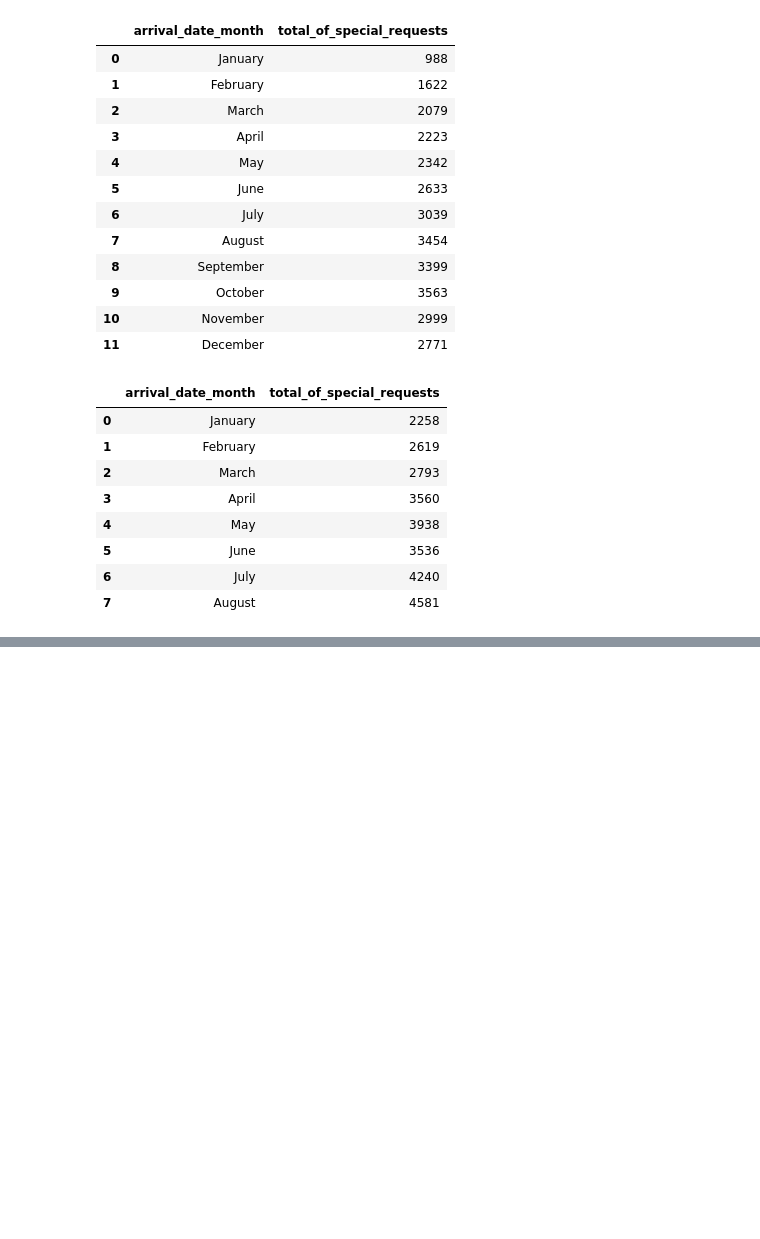
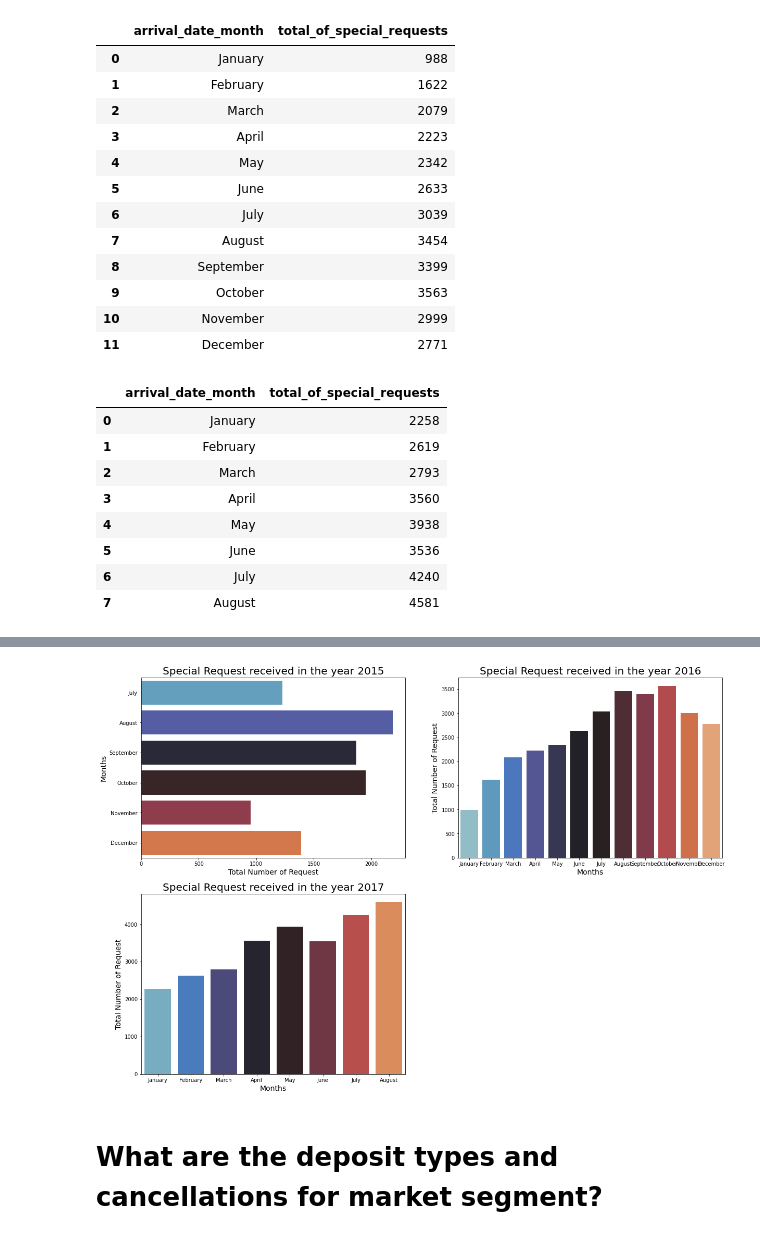
Before and after one commit to rahool010/Hotel-Booking-Analysis, a Jupyter notebook: Hotel_Booking_Analysis_Capstone_Project.ipynb, the cells around one changed output, grey strips where cells are left out. Saved outputs shown, nothing was run; the diff lists cells and outputs as text; code cells hidden in the pictures; blank space fills up the shorter version.

```diff
--- a/Hotel_Booking_Analysis_Capstone_Project.ipynb
+++ b/Hotel_Booking_Analysis_Capstone_Project.ipynb
@@ -936,0 +457,29 @@ plt.show()
+# %%
+plt.figure(figsize=(20,14))
+
+plt.subplot(2,2,1)
+sns.barplot(y='arrival_date_month', x='total_of_special_requests',
+           data=month_wise_special_req_2015, palette='icefire')
+plt.title('Special Request received in the year 2015', fontsize = 20)
+plt.ylabel('Months', fontsize = 14)
+plt.xlabel('Total Number of Request', fontsize = 14)
+
+plt.subplot(2,2,2)
+sns.barplot(x='arrival_date_month', y='total_of_special_requests',
+           data=month_wise_special_req_2016, palette='icefire')
+plt.title('Special Request received in the year 2016', fontsize = 20)
+plt.xlabel('Months', fontsize = 14)
+plt.ylabel('Total Number of Request', fontsize = 14)
+
+plt.subplot(2,2,3)
+sns.barplot(x='arrival_date_month', y='total_of_special_requests',
+           data=month_wise_special_req_2017, palette='icefire')
+plt.title('Special Request received in the year 2017', fontsize = 20)
+plt.xlabel('Months', fontsize = 14)
+plt.ylabel('Total Number of Request', fontsize = 14)
+
+plt.show()
+# %% [output]
+[figure, added]
+# %% [markdown]
+# What are the deposit types and cancellations for market segment?
```
Also changed, not shown: parts of 90 cells of this notebook.
